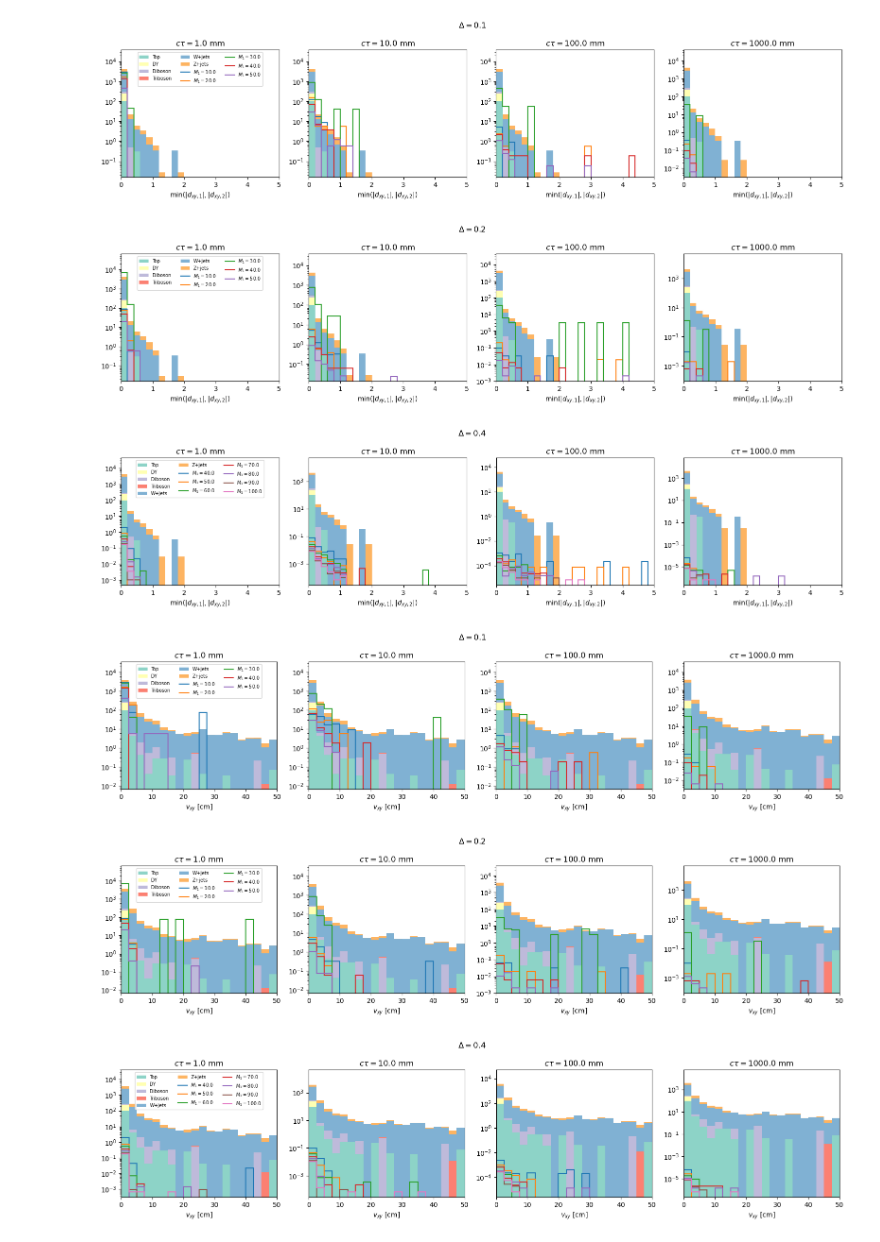
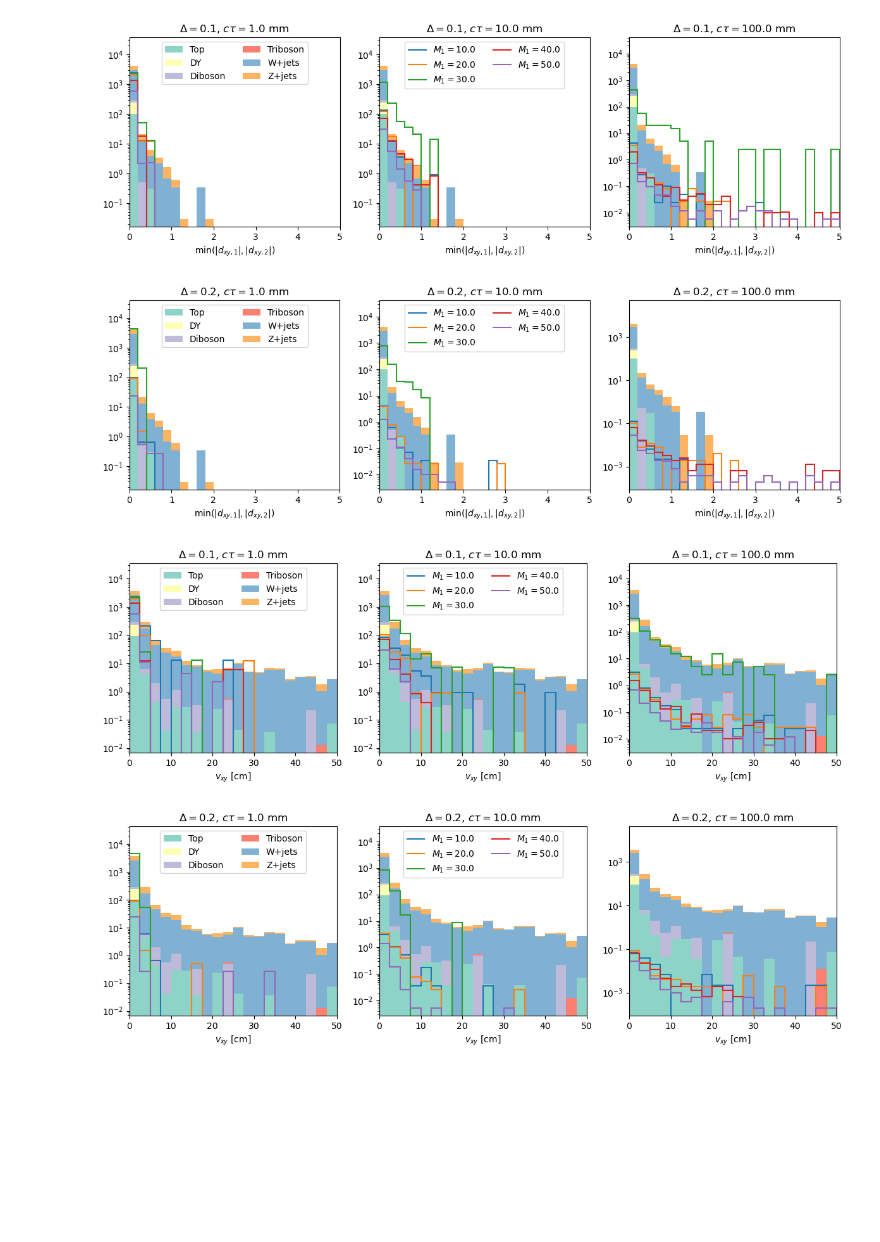
Before and after one commit to liviakong/iDMe, a Jupyter notebook: python_analysis/studies/SR_studies_v3/histograms_jetRej_looseEleID.ipynb, the cells around one changed output. Drawn from its saved outputs; the diff is of its cells as text; code cells hidden in the pictures; blank space fills up the shorter version.

```diff
--- a/python_analysis/studies/SR_studies_v3/histograms_jetRej_looseEleID.ipynb
+++ b/python_analysis/studies/SR_studies_v3/histograms_jetRej_looseEleID.ipynb
@@ -19,5 +16,5 @@ The autoreload extension is already loaded. To reload it, use:
 # %%
-f_sig = "signal_2018_aEM_ejdR_rejection_IDcut.coffea"
+f_sig = "signal_v2_2018_aEM_ejdR_rejection_IDcut.coffea"
 sig = util.load(f_sig)[0]
 
 bkg_files = {
@@ -46,5 +43,5 @@ si = pd.DataFrame.from_dict({s:ptools.signalPoint(s) for s in sig_samples},orien
 cuts = list(sig['cutflow'][sig_samples[0]].keys())
 cutNames = {cname:ptools.getCut(sig['cutDesc'][cname]) for cname in sig['cutDesc'].keys()}
 deltas = sorted(list(set(si.delta)))
-ctaus = sorted(list(set(si.ctau)))
+all_ctaus = sorted(list(set(si.ctau)))
 # %%
@@ -93,15 +136,13 @@ plot("sel_vtx_maxPFIso",[0,5],logy=True,rebin=1j,xlabel="$I_\mathrm{PF}^\mathrm{
 # %%
 # vertex min(dxy1,dxy2)
-plot("sel_vtx_minDxy",[0,5],logy=True,rebin=2j,xlabel="$\min(|d_{xy,1}|,|d_{xy,2}|)$")
+plot("sel_vtx_minDxy",[0,5],logy=True,rebin=2j,xlabel="$\min(|d_{xy,1}|,|d_{xy,2}|)$",cut="cut7")
 # %% [output]
-[figure, old version]
+[figure, new version]
-[figure, old version]
+[figure, new version]
-[figure, removed]
 # %%
 # vertex vxy
-plot("sel_vtx_vxy",[0,50],logy=True,rebin=100j)
+plot("sel_vtx_vxy",[0,50],logy=True,rebin=100j,cut="cut7")
 # %% [output]
-[figure, old version]
+[figure, new version]
-[figure, old version]
+[figure, new version]
-[figure, removed]
 # %% [markdown]
```
Also changed, not shown: parts of 37 cells of this notebook, 45 other files.
